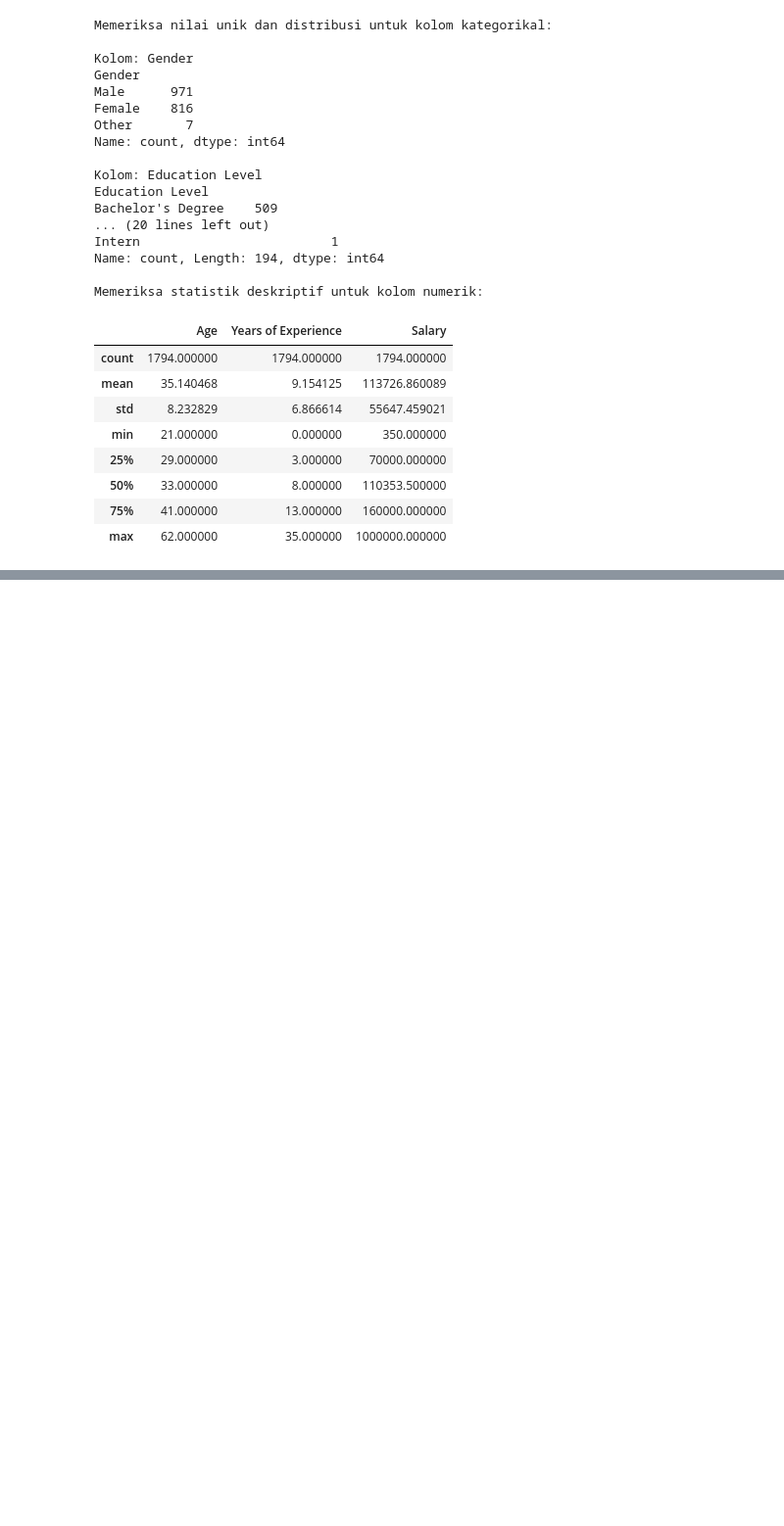
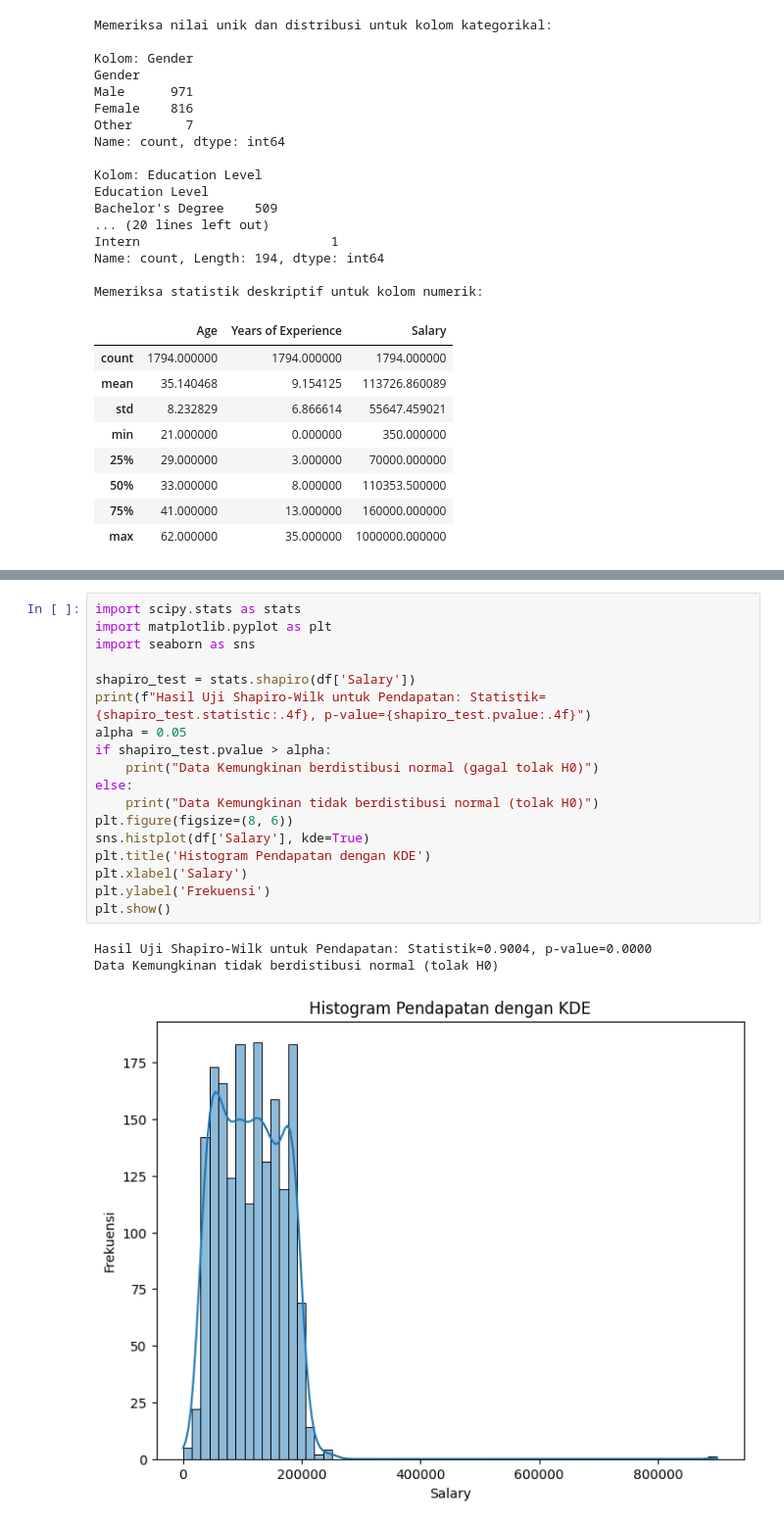
Before and after one commit to ZanIhsan2/Exploratory_Data_Analysis, a Jupyter notebook: pertemuan7/tugas/tugas.ipynb, the cells around one changed output, grey strips where cells are left out. Shown: that part at 98% size. Saved outputs shown, nothing was run; the diff lists cells and outputs as text; blank space fills up the shorter version.

```diff
--- a/pertemuan7/tugas/tugas.ipynb
+++ b/pertemuan7/tugas/tugas.ipynb
@@ -352,0 +448,22 @@ See the caveats in the documentation: https://pandas.pydata.org/pandas-docs/stab
+# %%
+import scipy.stats as stats
+import matplotlib.pyplot as plt
+import seaborn as sns
+
+shapiro_test = stats.shapiro(df['Salary'])
+print(f"Hasil Uji Shapiro-Wilk untuk Pendapatan: Statistik={shapiro_test.statistic:.4f}, p-value={shapiro_test.pvalue:.4f}")
+alpha = 0.05
+if shapiro_test.pvalue > alpha:
+    print("Data Kemungkinan berdistibusi normal (gagal tolak H0)")
+else:
+    print("Data Kemungkinan tidak berdistibusi normal (tolak H0)")
+plt.figure(figsize=(8, 6))
+sns.histplot(df['Salary'], kde=True)
+plt.title('Histogram Pendapatan dengan KDE')
+plt.xlabel('Salary')
+plt.ylabel('Frekuensi')
+plt.show()
+# %% [output]
+Hasil Uji Shapiro-Wilk untuk Pendapatan: Statistik=0.9004, p-value=0.0000
+Data Kemungkinan tidak berdistibusi normal (tolak H0)
+[figure, added]
```
Also changed, not shown: parts of 12 cells of this notebook, 2 other files.
